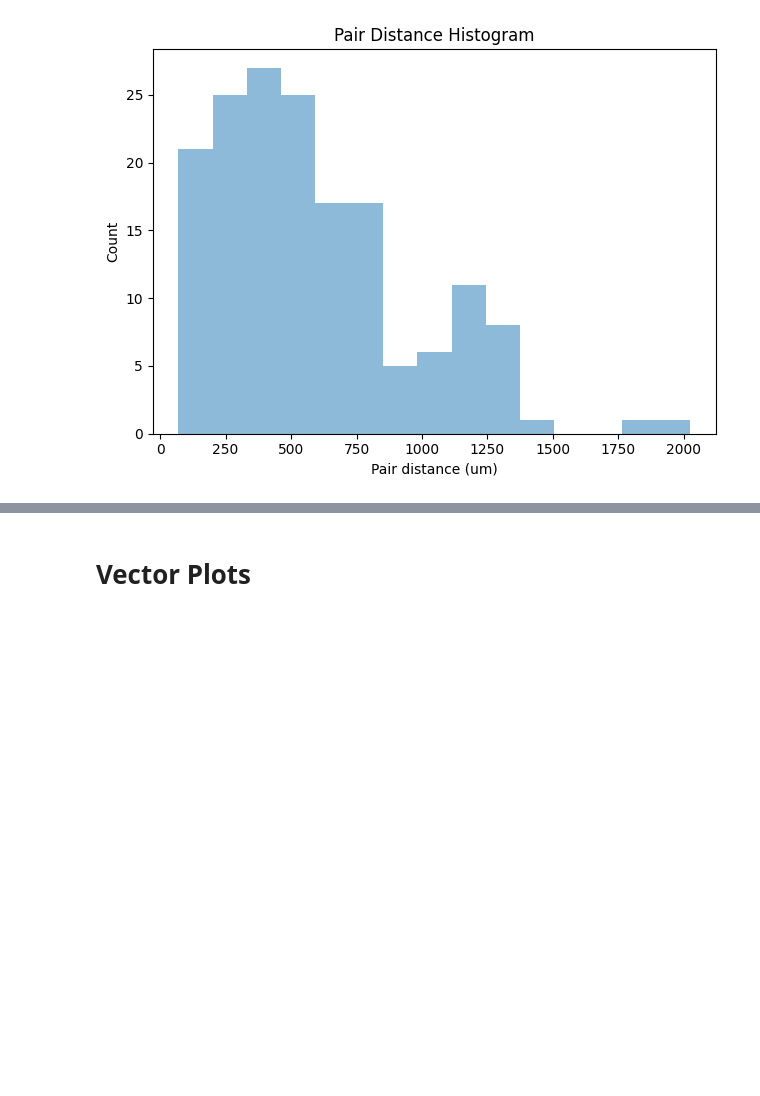
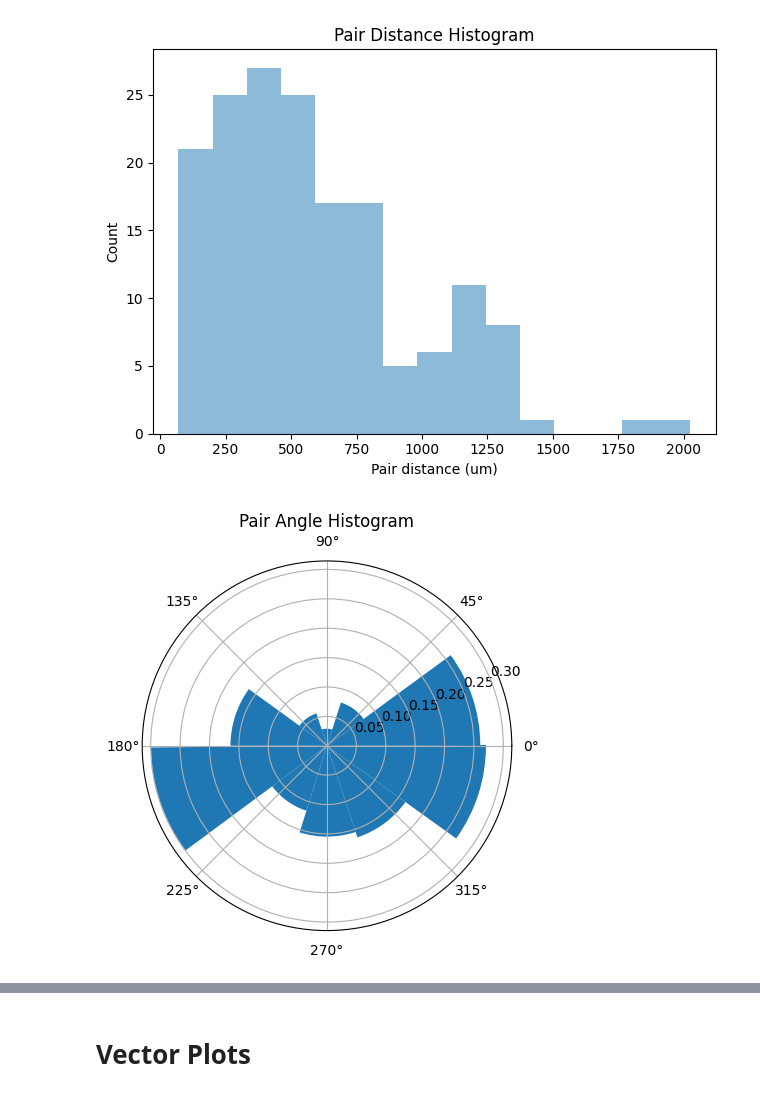
Before and after one commit to braingeneers/midbrain_parkinsons, a Jupyter notebook: tutorials/experiments/ca1/hc52/no_drug/hc52_no_drug_latencies.ipynb, the cells around one changed output, grey strips where cells are left out. Drawn from its saved outputs; the diff is of its cells as text; code cells hidden in the pictures; blank space fills up the shorter version.

```diff
--- a/tutorials/experiments/ca1/hc52/no_drug/hc52_no_drug_latencies.ipynb
+++ b/tutorials/experiments/ca1/hc52/no_drug/hc52_no_drug_latencies.ipynb
@@ -26,3 +27,7 @@ plot_latency_pair_hist(sd, good_pairs)
 591 um -- average pair distance
 627 um -- average latency distance
 [figure]
+# %%
+plot_latency_angle_hist(sd, good_pairs)
+# %% [output]
+[figure, added]
```
Also changed, not shown: parts of 3 cells of this notebook, 8 other files.
